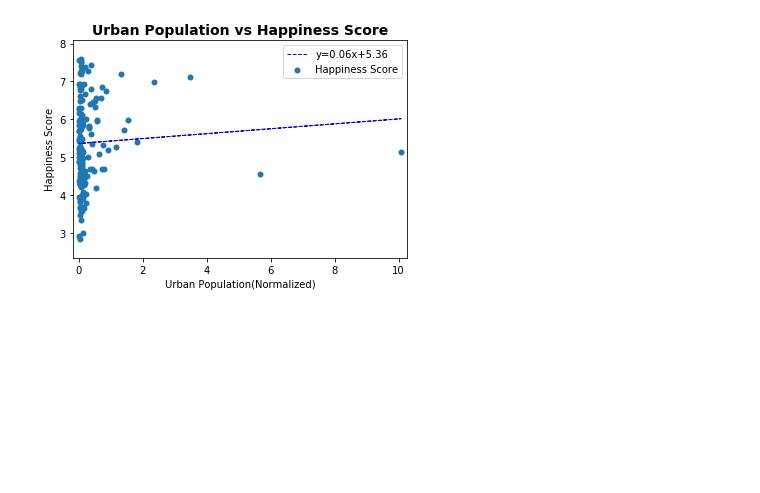
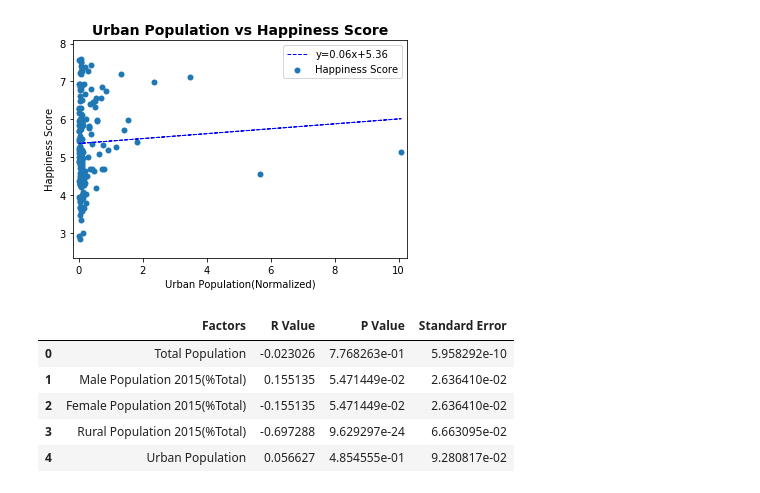
Before and after one commit to jyao8112/happypopulation, a Jupyter notebook: Happiness and Population.ipynb, the cells around one changed output. Cells and saved outputs as stored; diff of their text form; code cells hidden in the pictures; blank space fills up the shorter version.

```diff
--- a/Happiness and Population.ipynb
+++ b/Happiness and Population.ipynb
@@ -286,3 +186,17 @@ plt.legend()
 plt.show()
 # %% [output]
 [figure]
+# %%
+population_stats_df=pd.DataFrame({"Factors":['Total Population','Male Population 2015(%Total)', 'Female Population 2015(%Total)',
+                                 'Rural Population 2015(%Total)','Urban Population'],
+                      "R Value":[r_pop,r_mpop,r_fpop,r_rpop,r_upop],
+                      "P Value":[p_pop,p_mpop,p_fpop,p_rpop,p_upop],
+                      "Standard Error":[se_pop,se_mpop,se_fpop,se_rpop,se_upop]})
+population_stats_df
+# %% [output]
+|  | Factors | R Value | P Value | Standard Error |
+| 0 | Total Population | -0.023026 | 7.768263e-01 | 5.958292e-10 |
+| 1 | Male Population 2015(%Total) | 0.155135 | 5.471449e-02 | 2.636410e-02 |
+| 2 | Female Population 2015(%Total) | -0.155135 | 5.471449e-02 | 2.636410e-02 |
+| 3 | Rural Population 2015(%Total) | -0.697288 | 9.629297e-24 | 6.663095e-02 |
+| 4 | Urban Population | 0.056627 | 4.854555e-01 | 9.280817e-02 |
```
Also changed, not shown: parts of 8 cells of this notebook.
